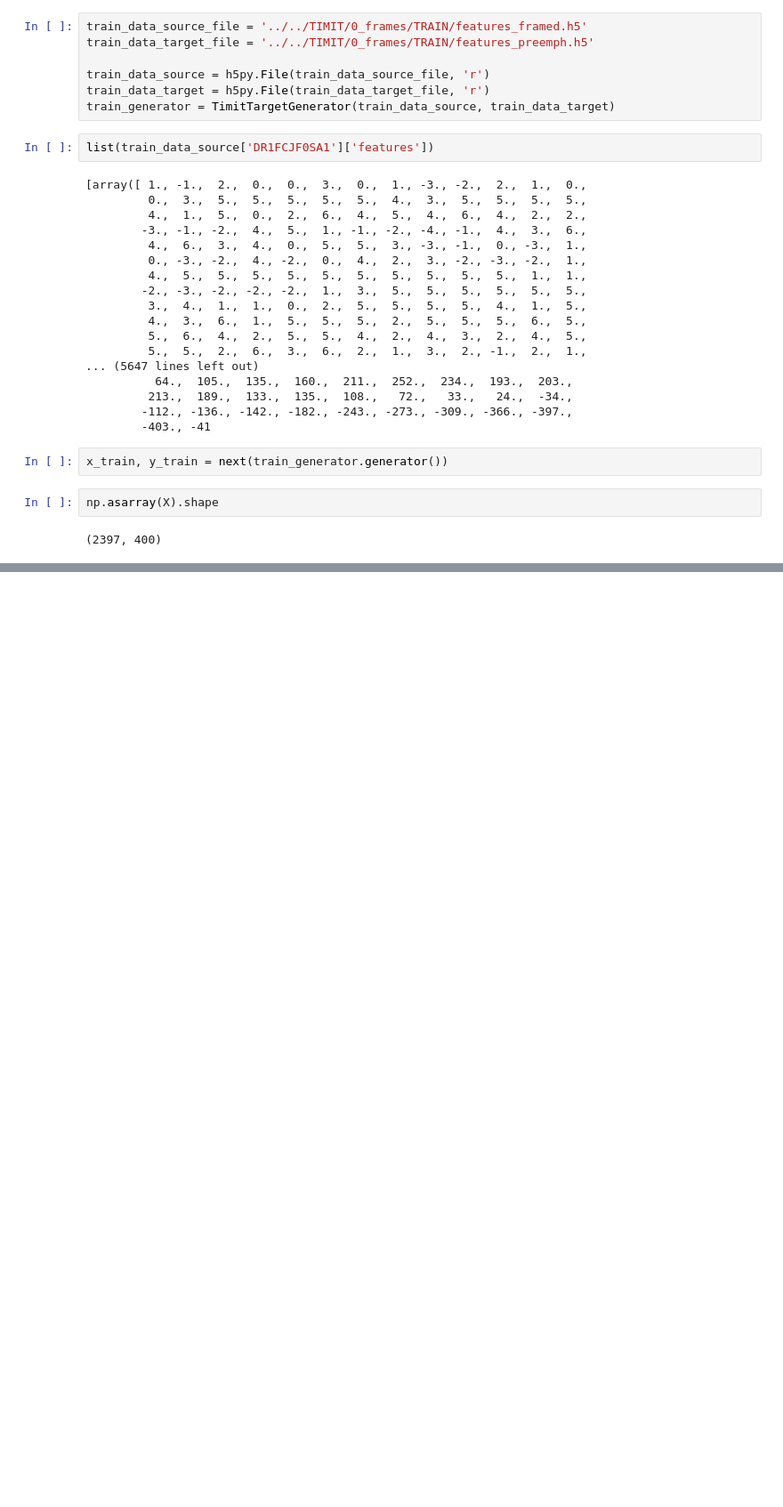
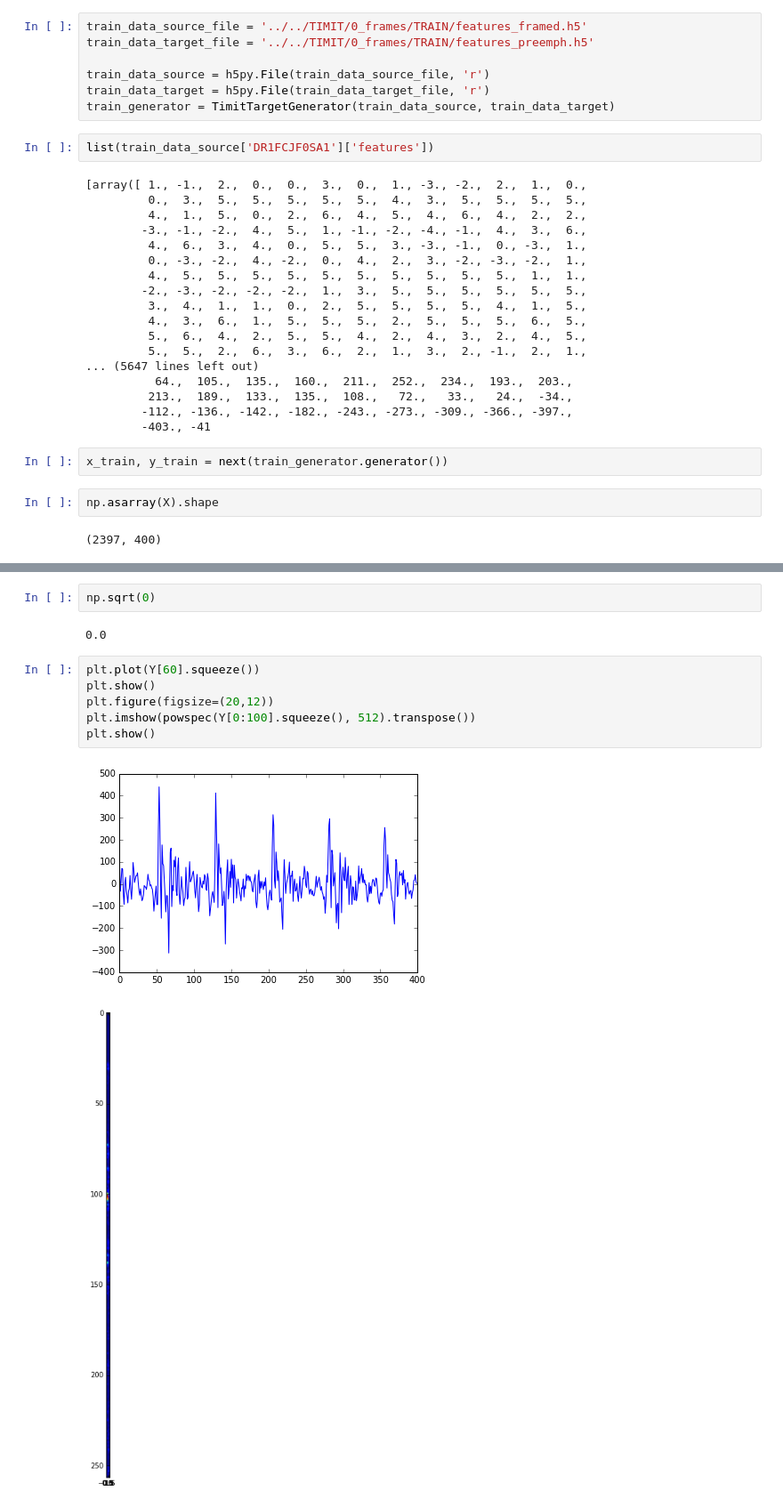
Before and after one commit to chriskamphuis/ASR, a Jupyter notebook: notebooks/Feature training 2.ipynb, the cells around one changed output, grey strips where cells are left out. Shown at 89% size. Drawn from its saved outputs; the diff is of its cells as text; blank space fills up the shorter version.

```diff
--- a/notebooks/Feature training 2.ipynb
+++ b/notebooks/Feature training 2.ipynb
@@ -289,0 +449,13 @@ KeyboardInterrupt:
+# %%
+np.sqrt(0)
+# %% [output]
+0.0
+# %%
+plt.plot(Y[60].squeeze())
+plt.show()
+plt.figure(figsize=(20,12))
+plt.imshow(powspec(Y[0:100].squeeze(), 512).transpose())
+plt.show()
+# %% [output]
+[figure, added]
+[figure, added]
```
Also changed, not shown: parts of 59 cells of this notebook.
